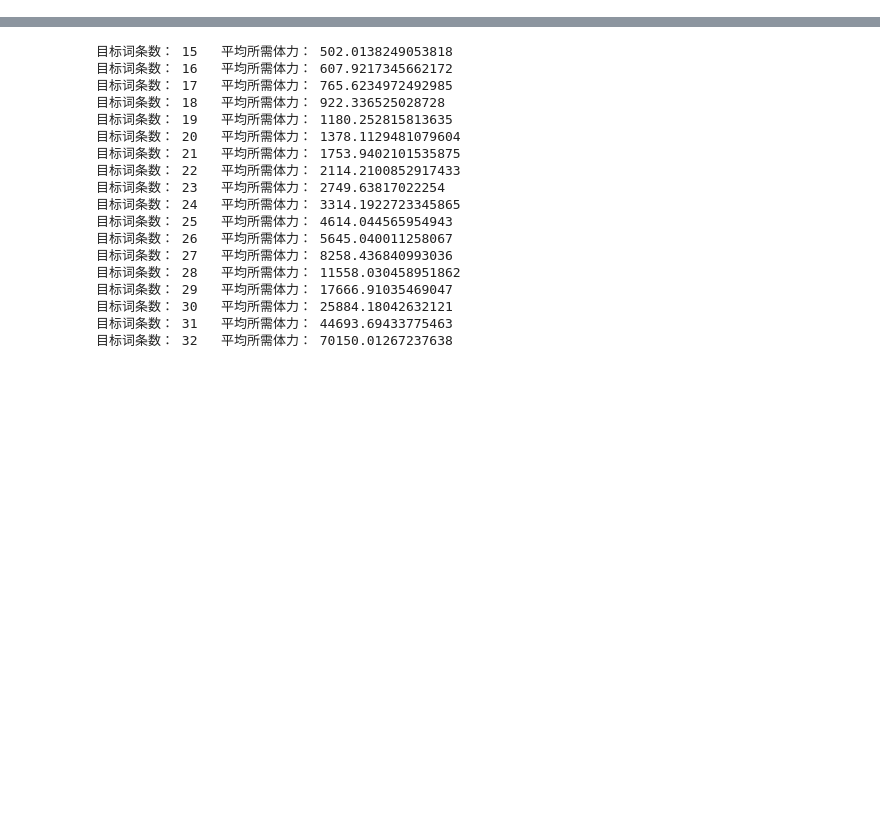
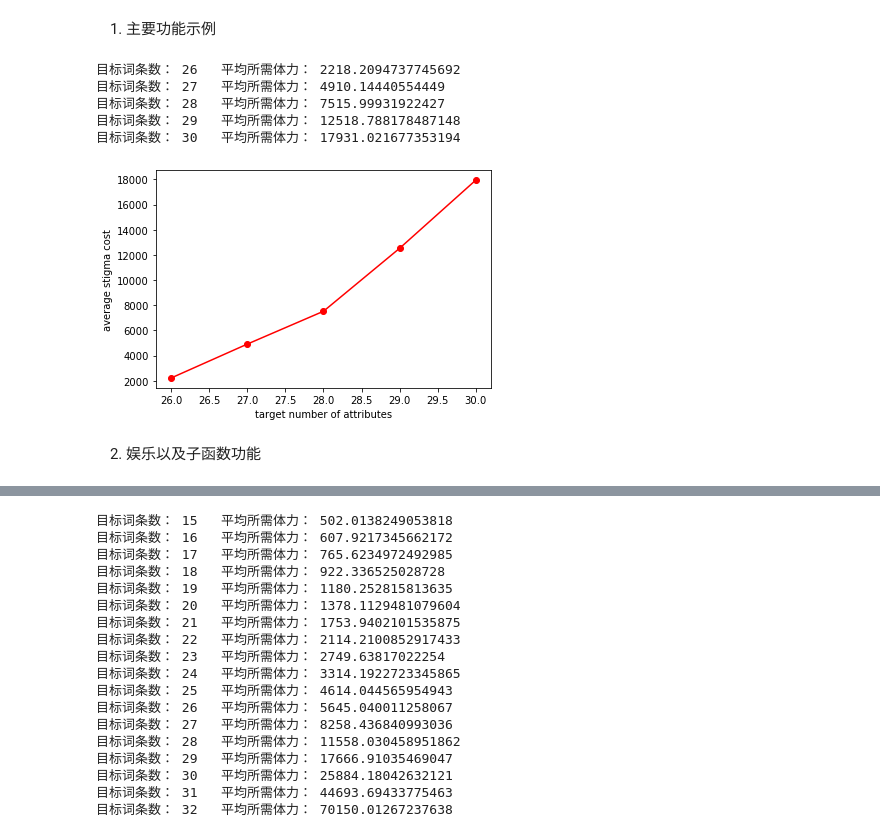
Before and after one commit to ttt78952/genshin_tools, a Jupyter notebook: 圣遗物体力消耗模拟.ipynb, the cells around one changed output, grey strips where cells are left out. Drawn from its saved outputs; the diff is of its cells as text; code cells hidden in the pictures; blank space fills up the shorter version.

```diff
--- a/圣遗物体力消耗模拟.ipynb
+++ b/圣遗物体力消耗模拟.ipynb
@@ -99,10 +99,10 @@ def recalculate_score(part_highest_scores):
     return max_value, score_list.index(max_value)
 
 # 根据给定目标刷一套圣遗物
-def single_single_simulate(target, output = False):
+def single_single_simulate(target, output = False, exist_set_parts = [0,0,0,0,0]):
     highest_score = 0 # 目前套装最高词条数
     count = 0 # 掉落件数
-    part_highest_scores = {'flower': 0, 'plume': 0, 'sand': 0, 'goblet': 0, 'criclet': 0}
+    part_highest_scores = {'flower': exist_set_parts[0], 'plume': exist_set_parts[1], 'sand': exist_set_parts[2], 'goblet': exist_set_parts[3], 'criclet': exist_set_parts[4]}
     part_highest_main = {'flower': '', 'plume': '', 'sand': '', 'goblet': '', 'criclet': ''}
     part_highest_sub = {'flower': {}, 'plume': {}, 'sand': {}, 'goblet': {}, 'criclet': {}}
     while round(highest_score) < target:
@@ -124,10 +124,10 @@ def single_single_simulate(target, output = False):
     return count, round(highest_score)
 
 # 根据给定的目标进行多次模拟取平均
-def single_simulate(target, run_time):
+def single_simulate(target, run_time, exist_set_parts = [0,0,0,0,0]):
     result = []
     for i in range(run_time):
-        count, r_h_score = single_single_simulate(target)
+        count, r_h_score = single_single_simulate(target, exist_set_parts = exist_set_parts)
         if r_h_score == target: # 超过目标分数0.5分以上的需要砍掉，否则结果不准确
             result.append(count)
         #print(count)
@@ -135,11 +135,11 @@ def single_simulate(target, run_time):
 
 
 # 根据不同目标记录模拟结果
-def simulation(min_score = 15, max_score = 32, run_time = 1000):
+def simulation(min_score = 15, max_score = 32, run_time = 1000, exist_set_parts = [0,0,0,0,0]):
     result = []
     x_labels = []
     for i in range(min_score, max_score + 1):
-        average_cost = single_simulate(i, run_time)
+        average_cost = single_simulate(i, run_time, exist_set_parts = exist_set_parts)
         result.append(average_cost)
         x_labels.append(i)
         print("目标词条数：", i, "  平均所需体力：", average_cost)
@@ -147,6 +147,41 @@ def simulation(min_score = 15, max_score = 32, run_time = 1000):
     plt.plot(x_labels, result, marker='o', color='r')
     plt.xlabel('target number of attributes')
     plt.ylabel('average stigma cost')
+# %% [markdown]
+1. 主要功能示例
+# %%
+# 玩家定义参数 -- 需要编辑
+
+# 已有相应散件圣遗物词条数，用4件套的前提下，萌新需适当降低。
+exist_flower_score = 7
+exist_plume_score = 7
+exist_sand_score = 6
+exist_goblet_score = 5
+exist_criclet_score = 4
+
+# 副词条配比，根据自己需要调整，无统一标准，暴击率、暴击伤害一般都算1，其他可计算可估算
+sub_attributes_weight = {'hp': 0, 'atk': 0.3, 'def': 0, 'hp_per': 0, 'atk_per': 1, 'def_per':0,
+              'energy_recharge': 0, 'ele_mastery': 0.5, 'crit_rate': 1, 'crit_dmg': 1}
+
+# 主属性需求
+sand_require = set(['atk_per'])
+goblet_require = set(['ele_dmg'])
+criclet_require = set(['crit_dmg'])
+requires = {'sand': sand_require, 'goblet': goblet_require, 'criclet': criclet_require}
+
+# 模拟1000次刷圣遗物所需体力
+# exist_set_parts为已有套装圣遗物词条分数 (e.g.[花，羽毛，沙漏，杯，头]=[6,6,3,3,4])，默认为全0
+# 当前我的圣遗物已经达到25词条，因此从26开始
+simulation(min_score = 26, max_score = 30, exist_set_parts=[6,6,3,3,4])
+# %% [output]
+目标词条数： 26   平均所需体力： 2218.2094737745692
+目标词条数： 27   平均所需体力： 4910.14440554449
+目标词条数： 28   平均所需体力： 7515.99931922427
+目标词条数： 29   平均所需体力： 12518.788178487148
+目标词条数： 30   平均所需体力： 17931.021677353194
+[figure, added]
+# %% [markdown]
+2. 娱乐以及子函数功能
 # %%
 # 玩家定义参数 -- 需要编辑
 
```
Also changed, not shown: parts of 4 cells of this notebook.
